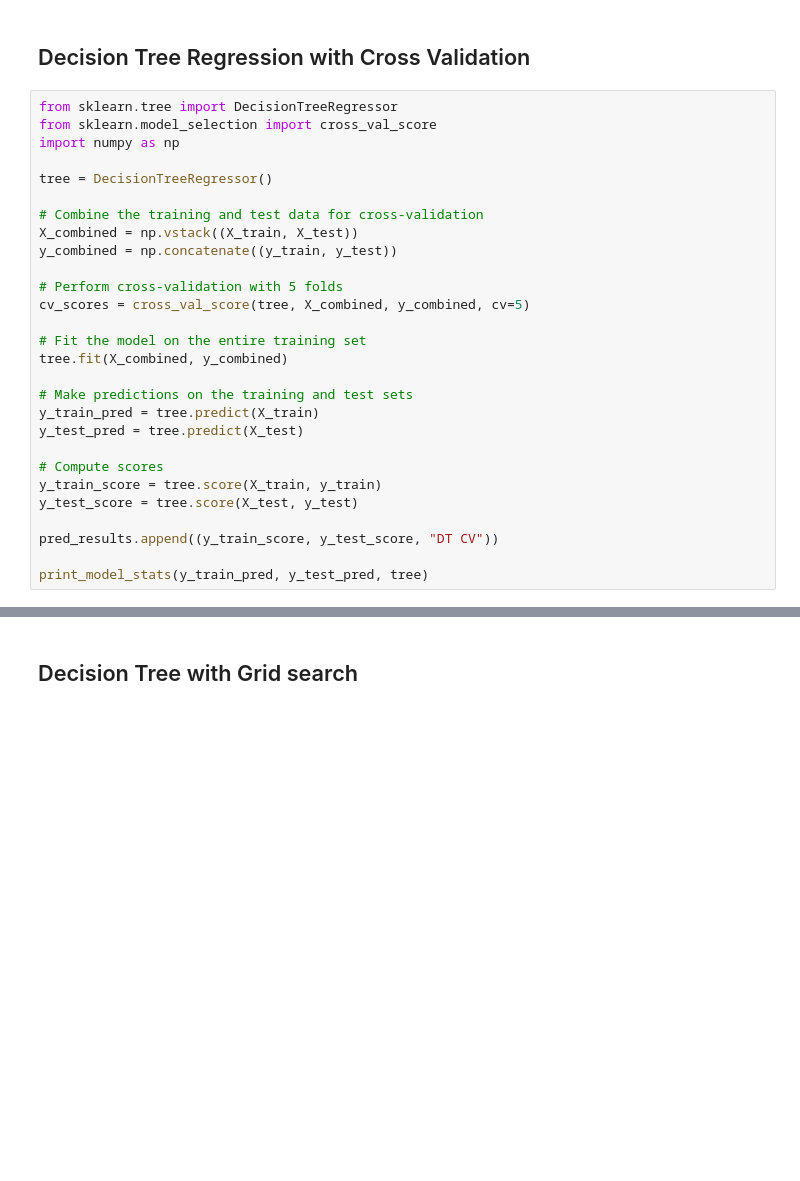
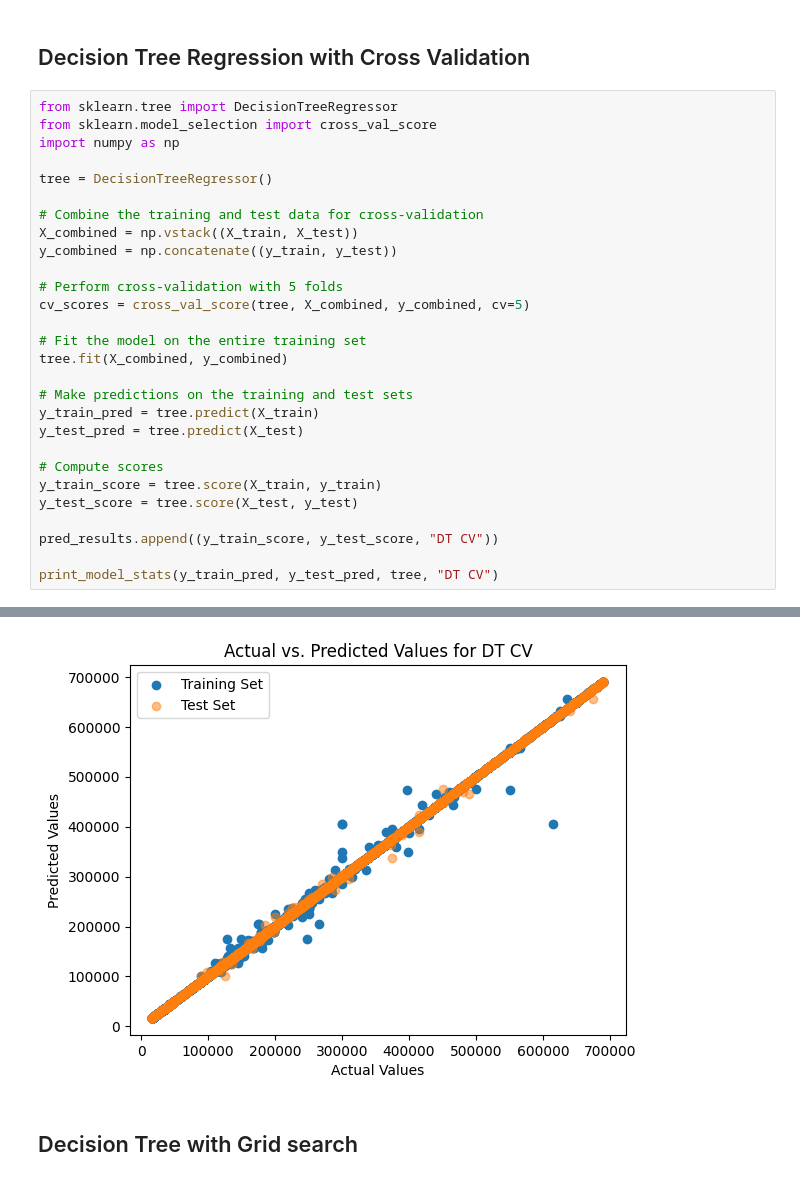
Before and after one commit to adnanjpg/data-mining-project, a Jupyter notebook: polars.ipynb, the cells around one changed output, grey strips where cells are left out. Cells and saved outputs as stored; diff of their text form; blank space fills up the shorter version.

```diff
--- a/polars.ipynb
+++ b/polars.ipynb
@@ -481,4 +639,5 @@ y_test_score = tree.score(X_test, y_test)
 
 pred_results.append((y_train_score, y_test_score, "DT CV"))
 
-print_model_stats(y_train_pred, y_test_pred, tree)
+print_model_stats(y_train_pred, y_test_pred, tree, "DT CV")
+# %% [output]
@@ -485,3 +658,4 @@ print_model_stats(y_train_pred, y_test_pred, tree)
+[figure, added]
 # %% [markdown]
 ## Decision Tree with Grid search
 # %%
```
Also changed, not shown: parts of 21 cells of this notebook.
